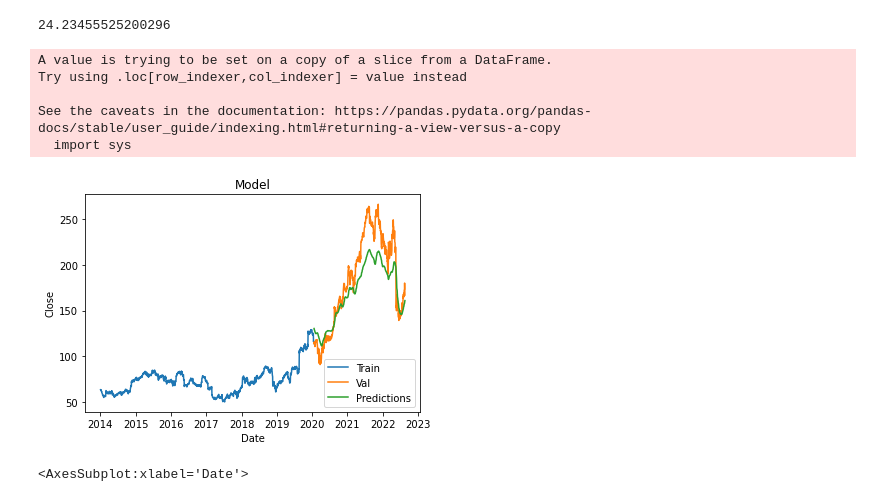
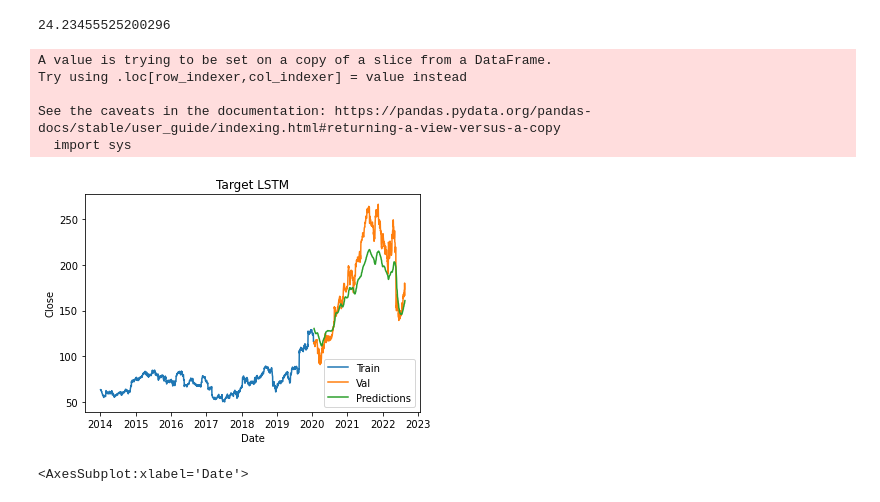
Before and after one commit to Martamorningham/Final_Project, a Jupyter notebook: LTSM_TGT.ipynb, the cells around one changed output. Saved outputs shown, nothing was run; the diff lists cells and outputs as text; code cells hidden in the pictures.

```diff
--- a/LTSM_TGT.ipynb
+++ b/LTSM_TGT.ipynb
@@ -185,32 +185,32 @@ print(rmse)
 # %%
 #Predict and visualize
 
 train = tgt_df[:training_data_len]
 
 valid = tgt_df[training_data_len:]
 
 valid['Predictions'] = predictions
 
-plt.title('Model')
+plt.title('Target LSTM')
 
 plt.xlabel('Date')
 
 plt.ylabel('Close')
 
 plt.plot(train['Close'])
 
 plt.plot(valid[['Close', 'Predictions']])
 
 plt.legend(['Train', 'Val', 'Predictions'], loc='lower right')
 
 plt.show()
 # %% [output]
 A value is trying to be set on a copy of a slice from a DataFrame.
 Try using .loc[row_indexer,col_indexer] = value instead
 
 See the caveats in the documentation: https://pandas.pydata.org/pandas-docs/stable/user_guide/indexing.html#returning-a-view-versus-a-copy
   import sys
-[figure, old version]
+[figure, new version]
 # %%
 tgt_df.plot()
 # %% [output]
```
Also changed, not shown: parts of 2 cells of this notebook, 5 other files.
